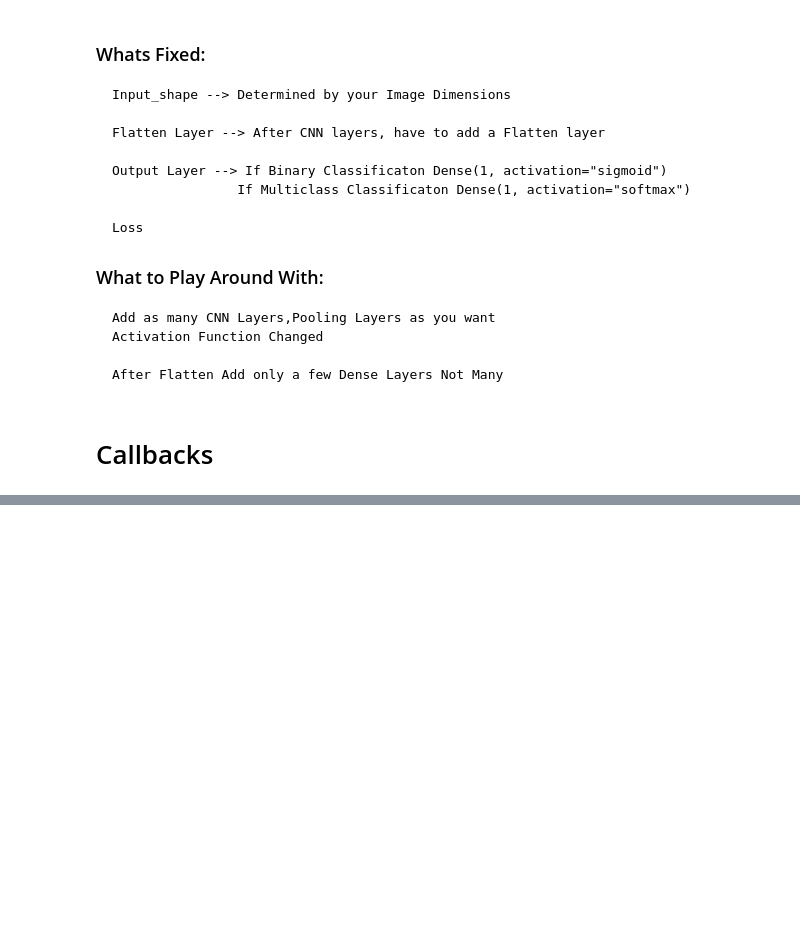
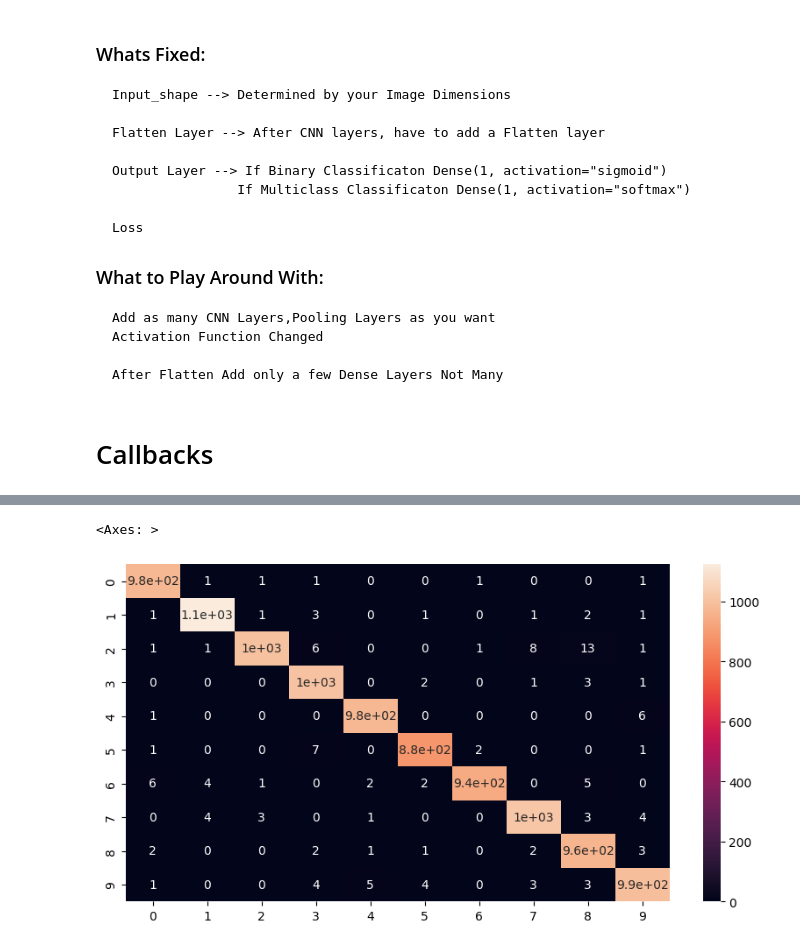
Before and after one commit to PrathamModi001/MNIST_CNN, a Jupyter notebook: mnist.ipynb, the cells around one changed output, grey strips where cells are left out. Cells and saved outputs as stored; diff of their text form; code cells hidden in the pictures; blank space fills up the shorter version.

```diff
--- a/mnist.ipynb
+++ b/mnist.ipynb
@@ -253,0 +262,12 @@ losses[['loss','val_loss']].plot()
+# %%
+from sklearn.metrics import classification_report,confusion_matrix
+y_preds = model.predict(X_test)
+print(y_test.shape, y_preds.shape)
+
+# Convert one-hot encoded y_test back to the original format
+y_test_labels = np.argmax(y_test, axis=1)
+y_preds_labels = np.argmax(y_preds, axis=1)
+
+print(y_test_labels.shape, y_preds_labels.shape)
+
+print(classification_report(y_test_labels, y_preds_labels))
@@ -253,0 +308,8 @@ losses[['loss','val_loss']].plot()
+# %%
+import seaborn as sns
+
+plt.figure(figsize=(10,5))
+sns.heatmap(confusion_matrix(y_test_labels, y_preds_labels), annot=True)
+# %% [output]
+<Axes: >
+[figure, added]
```
Also changed, not shown: parts of 12 cells of this notebook, 1 other file.
